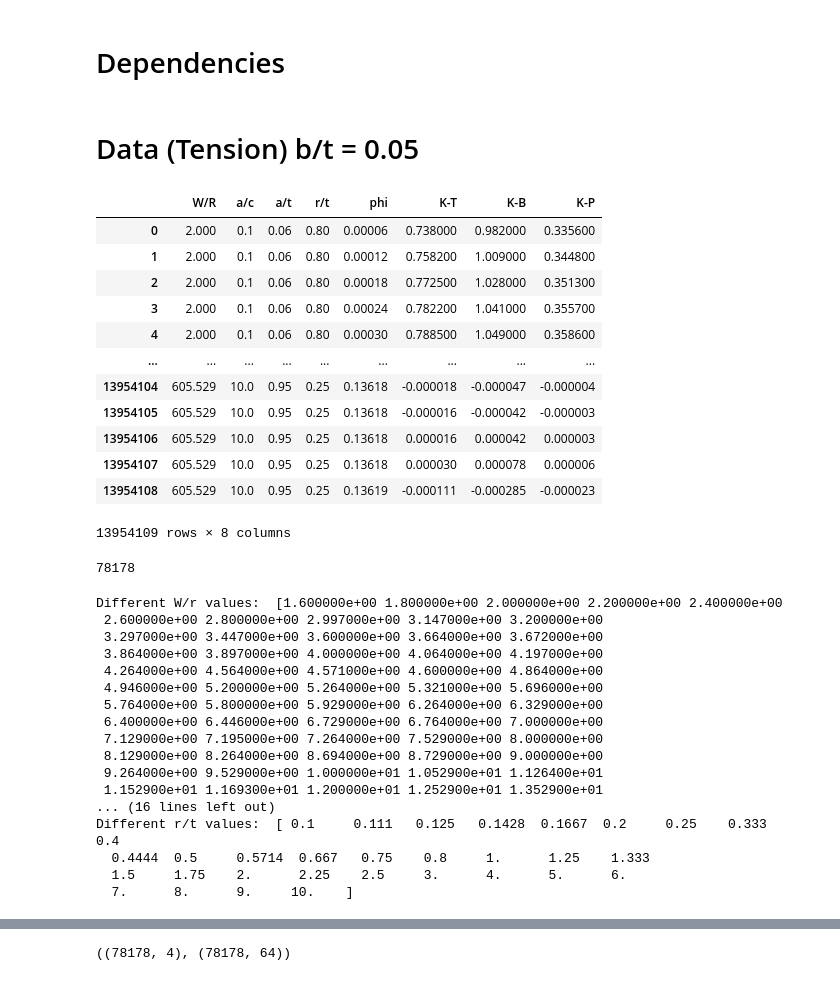
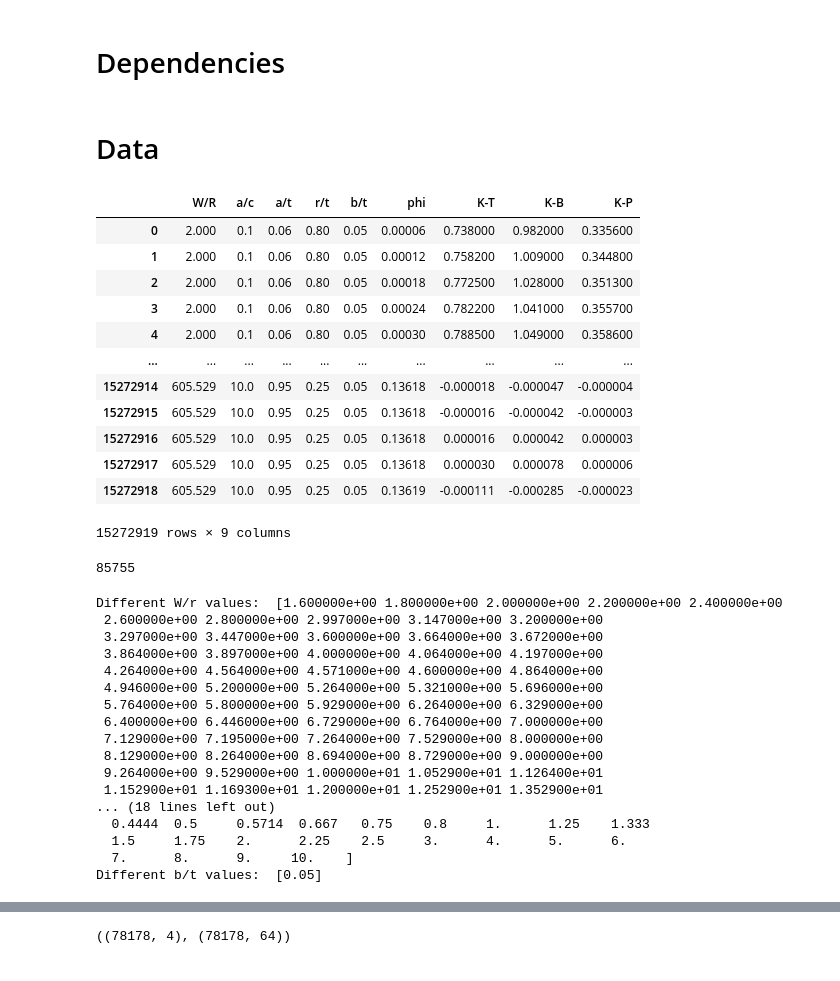
Before and after one commit to tgautam03/SIFBench, a Jupyter notebook: nb_final/Corner_Crack_CS4_Th.ipynb, the cells around one changed output, grey strips where cells are left out. Cells and saved outputs as stored; diff of their text form; code cells hidden in the pictures.

```diff
--- a/nb_final/Corner_Crack_CS4_Th.ipynb
+++ b/nb_final/Corner_Crack_CS4_Th.ipynb
@@ -15,49 +16,44 @@ from sklearn.model_selection import train_test_split
 
 from itertools import chain
 # %% [markdown]
-# Data (Tension) b/t = 0.05
+# Data
 # %%
 df = pd.read_csv("../files/data/Corner_Crack_CS4/Small_Cracks_Straight_Shank.csv", index_col=False)
 df = df[df['a/t'] > 0.05]
-df = df[df['a/t'] <= 1]
-df = df.drop(columns=["b/t"])
 
 # THIS IS NOISY
 df_ = pd.read_csv("../files/data/Corner_Crack_CS4/20230926_CountersunkHoles_CS-2023-bt0d05.csv", index_col=False)
-df_ = df_[df_['a/t'] > 0.5]
-df_ = df_[df_['a/t'] <= 1]
-df_ = df_.drop(columns=["b/t"])
+df_ = df_[df_['a/t'] > 0.05]
 df = pd.concat([df, df_], axis=0, ignore_index=True)
 
 df
 # %% [output]
-|  | W/R | a/c | a/t | r/t | phi | K-T | K-B | K-P |
-| 0 | 2.000 | 0.1 | 0.06 | 0.80 | 0.00006 | 0.738000 | 0.982000 | 0.335600 |
-| 1 | 2.000 | 0.1 | 0.06 | 0.80 | 0.00012 | 0.758200 | 1.009000 | 0.344800 |
-| 2 | 2.000 | 0.1 | 0.06 | 0.80 | 0.00018 | 0.772500 | 1.028000 | 0.351300 |
-| 3 | 2.000 | 0.1 | 0.06 | 0.80 | 0.00024 | 0.782200 | 1.041000 | 0.355700 |
-| 4 | 2.000 | 0.1 | 0.06 | 0.80 | 0.00030 | 0.788500 | 1.049000 | 0.358600 |
-| ... | ... | ... | ... | ... | ... | ... | ... | ... |
-| 13954104 | 605.529 | 10.0 | 0.95 | 0.25 | 0.13618 | -0.000018 | -0.000047 | -0.000004 |
-| 13954105 | 605.529 | 10.0 | 0.95 | 0.25 | 0.13618 | -0.000016 | -0.000042 | -0.000003 |
-| 13954106 | 605.529 | 10.0 | 0.95 | 0.25 | 0.13618 | 0.000016 | 0.000042 | 0.000003 |
-| 13954107 | 605.529 | 10.0 | 0.95 | 0.25 | 0.13618 | 0.000030 | 0.000078 | 0.000006 |
-| 13954108 | 605.529 | 10.0 | 0.95 | 0.25 | 0.13619 | -0.000111 | -0.000285 | -0.000023 |
+|  | W/R | a/c | a/t | r/t | b/t | phi | K-T | K-B | K-P |
+| 0 | 2.000 | 0.1 | 0.06 | 0.80 | 0.05 | 0.00006 | 0.738000 | 0.982000 | 0.335600 |
+| 1 | 2.000 | 0.1 | 0.06 | 0.80 | 0.05 | 0.00012 | 0.758200 | 1.009000 | 0.344800 |
+| 2 | 2.000 | 0.1 | 0.06 | 0.80 | 0.05 | 0.00018 | 0.772500 | 1.028000 | 0.351300 |
+| 3 | 2.000 | 0.1 | 0.06 | 0.80 | 0.05 | 0.00024 | 0.782200 | 1.041000 | 0.355700 |
+| 4 | 2.000 | 0.1 | 0.06 | 0.80 | 0.05 | 0.00030 | 0.788500 | 1.049000 | 0.358600 |
+| ... | ... | ... | ... | ... | ... | ... | ... | ... | ... |
+| 15272914 | 605.529 | 10.0 | 0.95 | 0.25 | 0.05 | 0.13618 | -0.000018 | -0.000047 | -0.000004 |
+| 15272915 | 605.529 | 10.0 | 0.95 | 0.25 | 0.05 | 0.13618 | -0.000016 | -0.000042 | -0.000003 |
+| 15272916 | 605.529 | 10.0 | 0.95 | 0.25 | 0.05 | 0.13618 | 0.000016 | 0.000042 | 0.000003 |
+| 15272917 | 605.529 | 10.0 | 0.95 | 0.25 | 0.05 | 0.13618 | 0.000030 | 0.000078 | 0.000006 |
+| 15272918 | 605.529 | 10.0 | 0.95 | 0.25 | 0.05 | 0.13619 | -0.000111 | -0.000285 | -0.000023 |
-13954109 rows × 8 columns
+15272919 rows × 9 columns
 # %%
 # Get unique combinations of the first four columns
-# CC_combinations = df.iloc[:, :5].drop_duplicates().to_numpy()
-CC_combinations = df.iloc[:, :4].drop_duplicates().to_numpy()
+CC_combinations = df.iloc[:, :5].drop_duplicates().to_numpy()
 
 print(len(CC_combinations))
 # %% [output]
-78178
+85755
 # %%
 print("Different W/r values: ", np.unique(CC_combinations[:,0], axis=0))
 print("Different a/c values: ", np.unique(CC_combinations[:,1], axis=0))
 print("Different a/t values: ", np.unique(CC_combinations[:,2], axis=0))
 print("Different r/t values: ", np.unique(CC_combinations[:,3], axis=0))
-# print("Different r/t values: ", np.unique(CC_combinations[:,4], axis=0))
+print("Different b/t values: ", np.unique(CC_combinations[:,4], axis=0))
 # %% [output]
 Different W/r values:  [1.600000e+00 1.800000e+00 2.000000e+00 2.200000e+00 2.400000e+00
  2.600000e+00 2.800000e+00 2.997000e+00 3.147000e+00 3.200000e+00
@@ -71,8 +67,8 @@ Different W/r values:  [1.600000e+00 1.800000e+00 2.000000e+00 2.200000e+00 2.40
  8.129000e+00 8.264000e+00 8.694000e+00 8.729000e+00 9.000000e+00
  9.264000e+00 9.529000e+00 1.000000e+01 1.052900e+01 1.126400e+01
  1.152900e+01 1.169300e+01 1.200000e+01 1.252900e+01 1.352900e+01
-... (16 lines left out)
-Different r/t values:  [ 0.1     0.111   0.125   0.1428  0.1667  0.2     0.25    0.333   0.4
+... (18 lines left out)
   0.4444  0.5     0.5714  0.667   0.75    0.8     1.      1.25    1.333
   1.5     1.75    2.      2.25    2.5     3.      4.      5.      6.
   7.      8.      9.     10.    ]
+Different b/t values:  [0.05]
```
Also changed, not shown: parts of 6 cells of this notebook, 12 other files.
